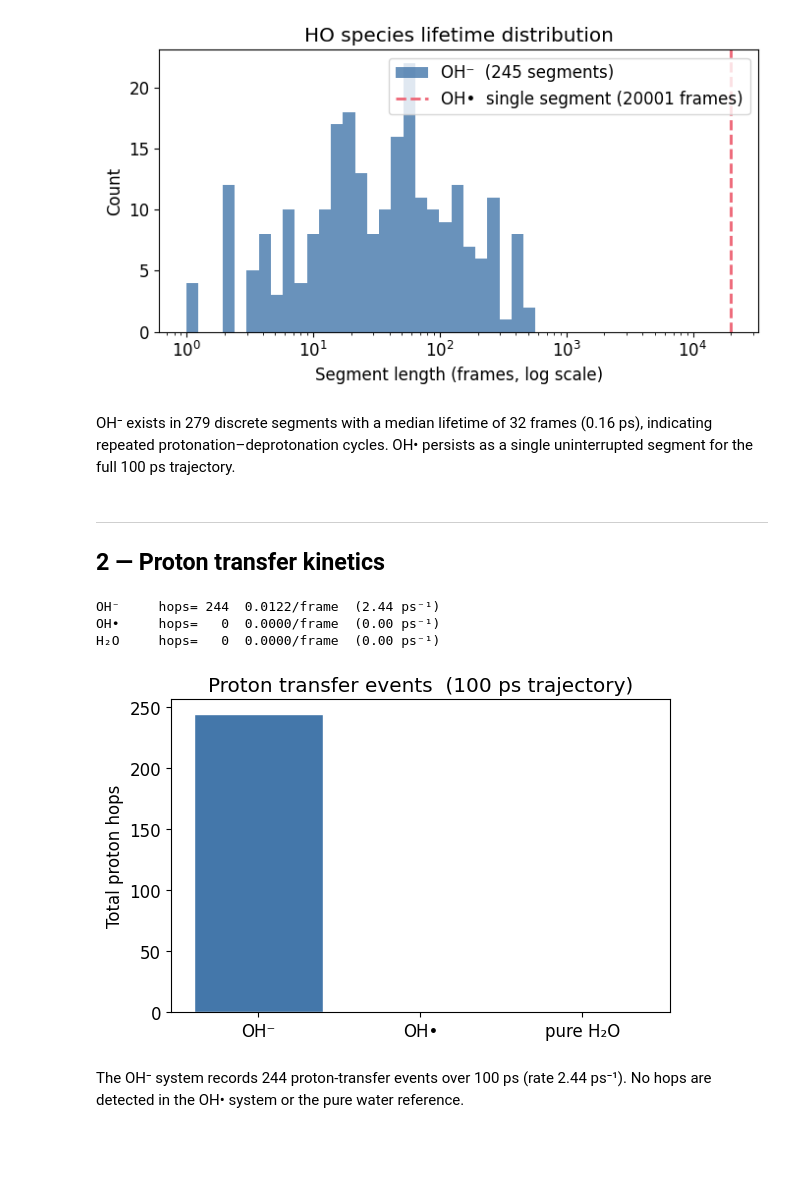
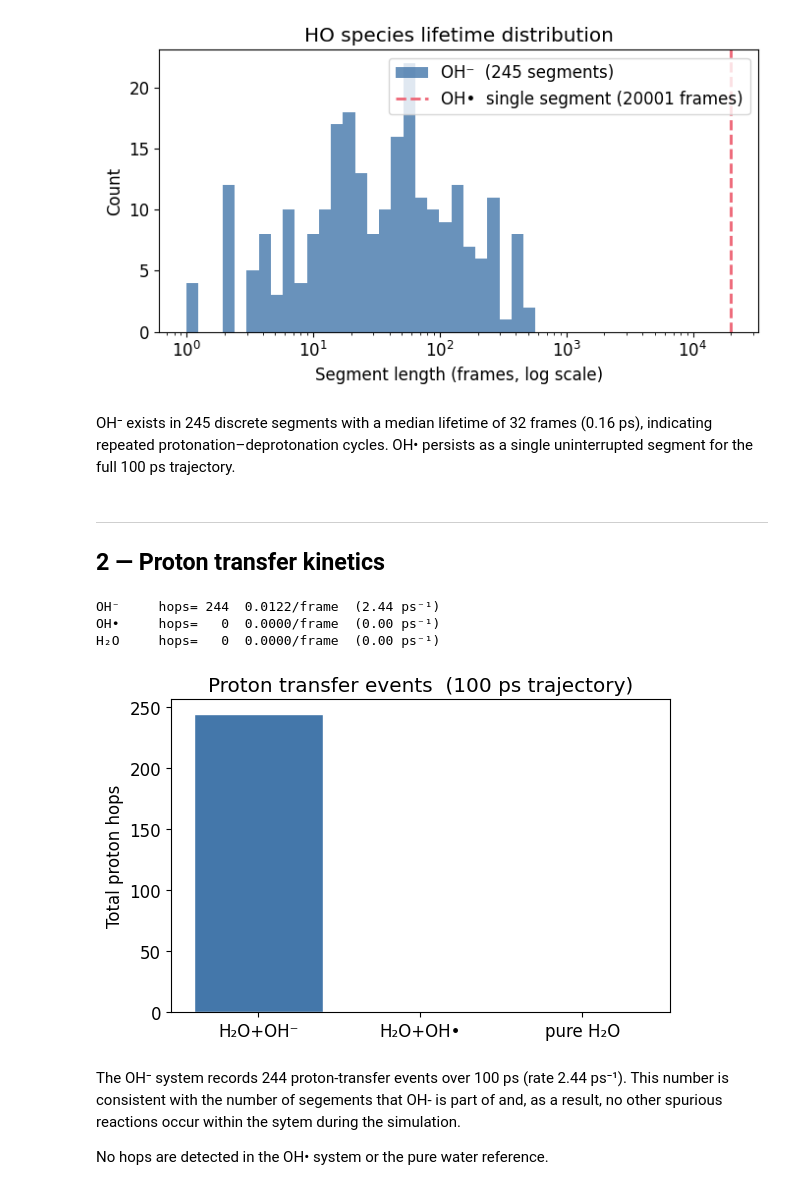
Before and after one commit to viktorsvahn/water, a Jupyter notebook: oh_comparison.ipynb, the cells around one changed output. Drawn from its saved outputs; the diff is of its cells as text; code cells hidden in the pictures; blank space fills up the shorter version.

```diff
--- a/oh_comparison.ipynb
+++ b/oh_comparison.ipynb
@@ -219,33 +285,35 @@ Median (frames)               35         20001
 Max (frames)                 570         20001
 [figure]
 # %% [markdown]
-OH⁻ exists in 279 discrete segments with a median lifetime of 32 frames (0.16 ps), indicating repeated protonation–deprotonation cycles. OH• persists as a single uninterrupted segment for the full 100 ps trajectory.
+OH⁻ exists in 245 discrete segments with a median lifetime of 32 frames (0.16 ps), indicating repeated protonation–deprotonation cycles. OH• persists as a single uninterrupted segment for the full 100 ps trajectory.
 # %% [markdown]
 ---
 ## 2 — Proton transfer kinetics
 # %%
 result_a = atom_hop(traj_anion.frames)
 result_r = atom_hop(traj_radical.frames)
 result_w = atom_hop(traj_water.frames)
 
 for label, res, traj in [('OH\u207b', result_a, traj_anion),
                           ('OH\u2022', result_r, traj_radical),
                           ('H\u2082O',  result_w, traj_water)]:
     n    = res['n_transitions']
     rate = n / len(traj.frames)
     print(f'{label:6s}  hops={n:>4d}  {rate:.4f}/frame  ({rate/dt_per_frame:.2f} ps\u207b\u00b9)')
 
-labels_bar = ['OH\u207b', 'OH\u2022', 'pure H\u2082O']
+labels_bar = ['H\u2082O+OH\u207b', 'H\u2082O+OH\u2022', 'pure H\u2082O']
 n_hops_bar = [result_a['n_transitions'], result_r['n_transitions'], result_w['n_transitions']]
 fig, ax = plt.subplots(figsize=(6, 4))
 ax.bar(labels_bar, n_hops_bar, color=[cset[0], cset[1], cset[2]], edgecolor='white')
 ax.set_ylabel('Total proton hops')
 ax.set_title('Proton transfer events  (100 ps trajectory)')
 plt.tight_layout()
 # %% [output]
 OH⁻     hops= 244  0.0122/frame  (2.44 ps⁻¹)
 OH•     hops=   0  0.0000/frame  (0.00 ps⁻¹)
 H₂O     hops=   0  0.0000/frame  (0.00 ps⁻¹)
-[figure, old version]
+[figure, new version]
 # %% [markdown]
-The OH⁻ system records 244 proton-transfer events over 100 ps (rate 2.44 ps⁻¹). No hops are detected in the OH• system or the pure water reference.
+The OH⁻ system records 244 proton-transfer events over 100 ps (rate 2.44 ps⁻¹). This number is consistent with the number of segements that OH- is part of and, as a result, no other spurious reactions occur within the sytem during the simulation.
+
+No hops are detected in the OH• system or the pure water reference.
```
Also changed, not shown: parts of 8 cells of this notebook, 1 other file.
